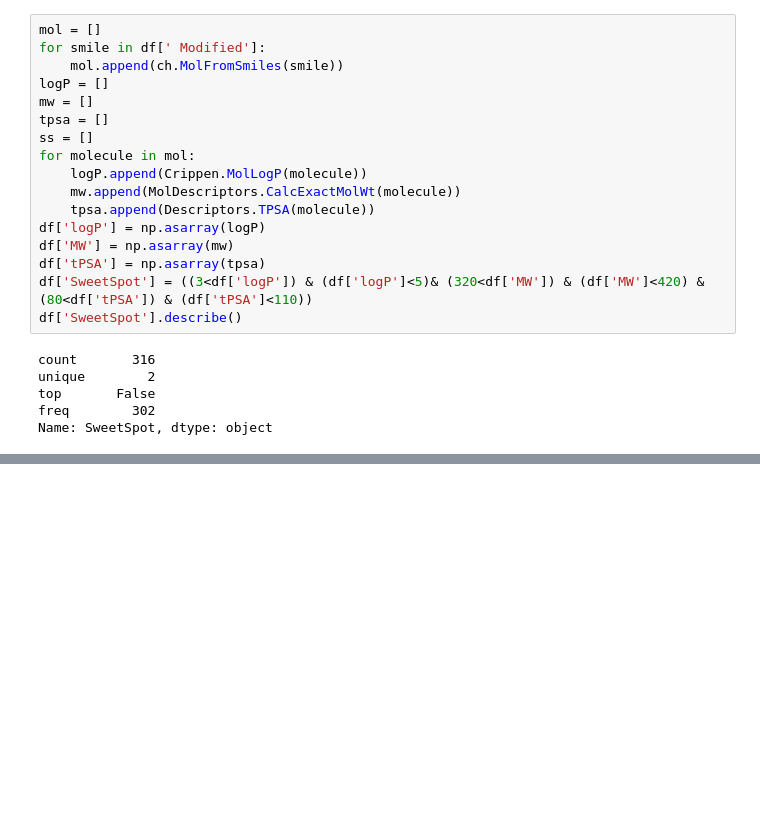
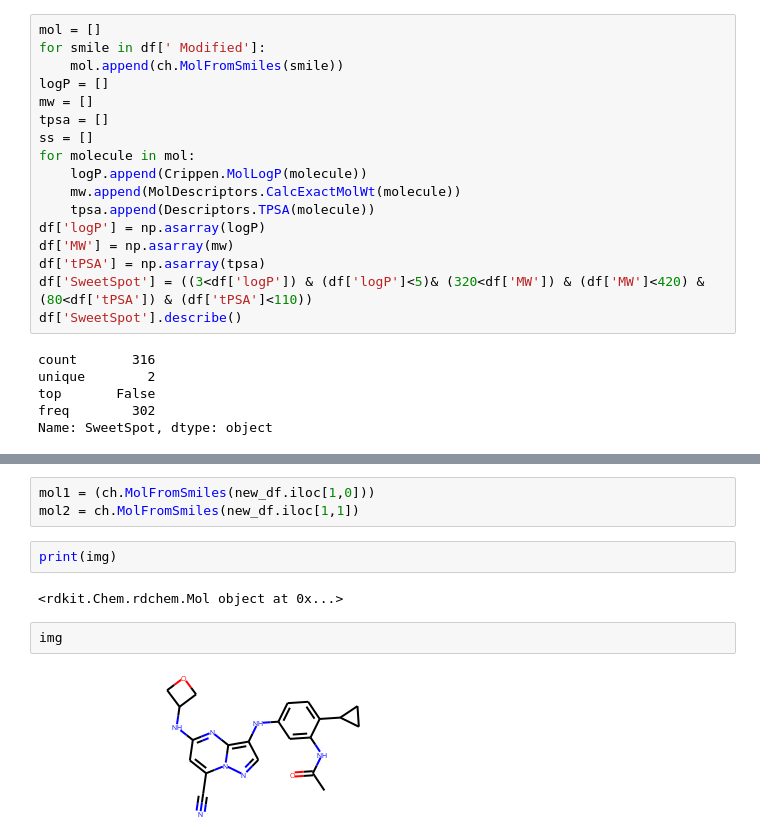
Before and after one commit to mew-two-github/de-Novo-drug-Design, a Jupyter notebook: 3.6/FMPO-Visualising the outputs.ipynb, the cells around one changed output, grey strips where cells are left out. Saved outputs shown, nothing was run; the diff lists cells and outputs as text; blank space fills up the shorter version.

```diff
--- a/3.6/FMPO-Visualising the outputs.ipynb
+++ b/3.6/FMPO-Visualising the outputs.ipynb
@@ -108,0 +95,11 @@ df.loc[df.SweetSpot==True]
+# %%
+mol1 = (ch.MolFromSmiles(new_df.iloc[1,0]))
+mol2 = ch.MolFromSmiles(new_df.iloc[1,1])
+# %%
+print(img)
+# %% [output]
+<rdkit.Chem.rdchem.Mol object at 0x...>
+# %%
+img
+# %% [output]
+[figure, added]
```
Also changed, not shown: parts of 4 cells of this notebook.
